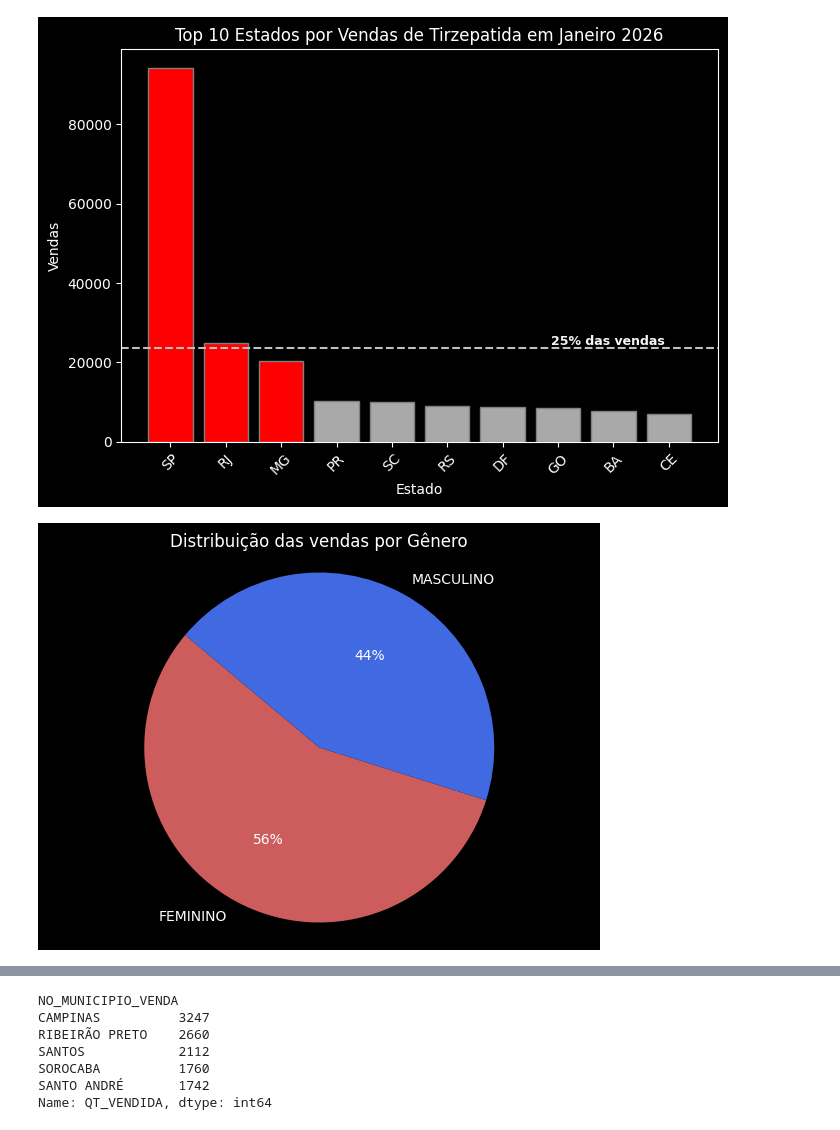
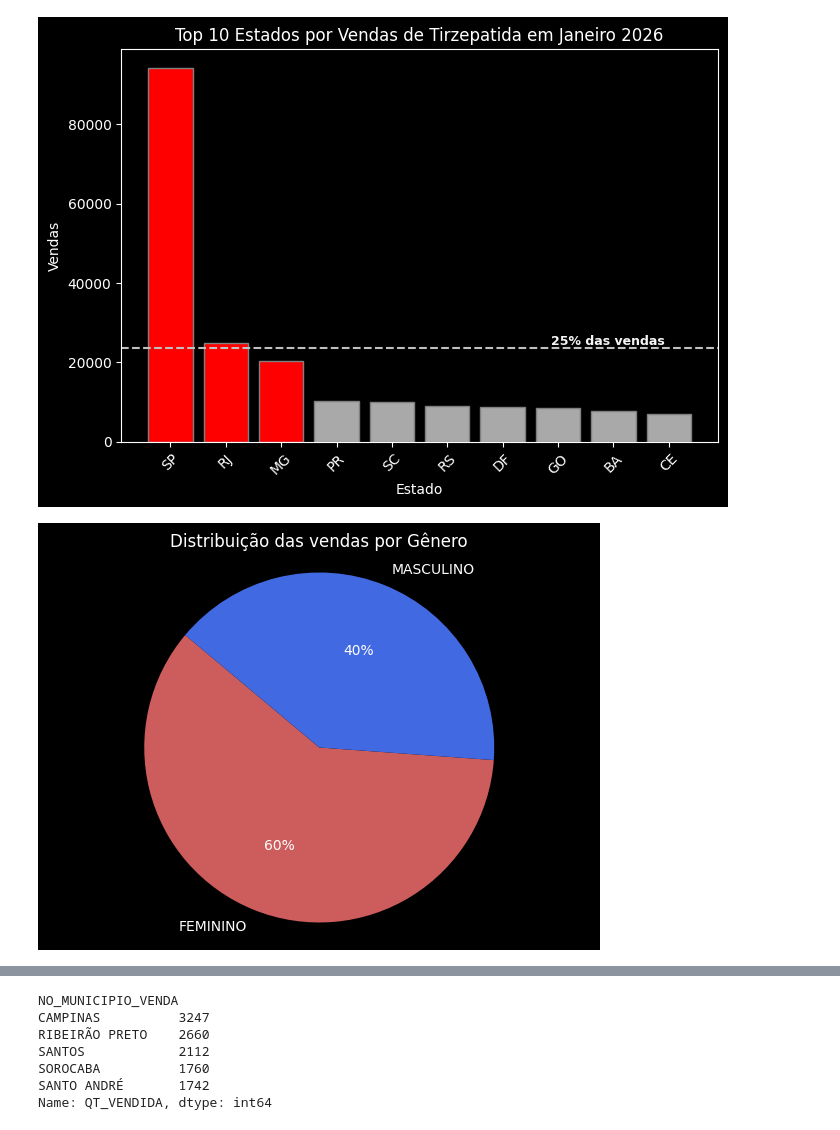
Before and after one commit to gcesarmelo7/base-data-science, a Jupyter notebook: vendas-de-mounjaro-no-brasil-em-janeiro-de-2026.ipynb, the cells around one changed output, grey strips where cells are left out. Saved outputs shown, nothing was run; the diff lists cells and outputs as text; code cells hidden in the pictures.

```diff
--- a/vendas-de-mounjaro-no-brasil-em-janeiro-de-2026.ipynb
+++ b/vendas-de-mounjaro-no-brasil-em-janeiro-de-2026.ipynb
@@ -146,20 +143,20 @@ plt.show()
 [figure]
 # %%
 # Now let's see if there is more women or man using the Mounjaro in Brazil
-gender_counts = df['SG_SEXO'].value_counts()
+gender_counts = filtered_df['SG_SEXO'].value_counts()
 
 plt.figure(figsize=(7, 5))
 plt.pie(gender_counts,
         labels=gender_counts.index,
         autopct='%1.f%%',
         colors=['indianred','royalblue'],
         startangle=140)
 
 plt.title('Distribuição das vendas por Gênero')
 plt.axis('equal')
 plt.show()
 # %% [output]
-[figure, old version]
+[figure, new version]
 # %%
 # Has we saw above, there is 1576120 rows with NU_IDADE missing values...
 # I'll drop this rows with null values and then watch out for outliers first
```
Also changed, not shown: parts of 13 cells of this notebook.
